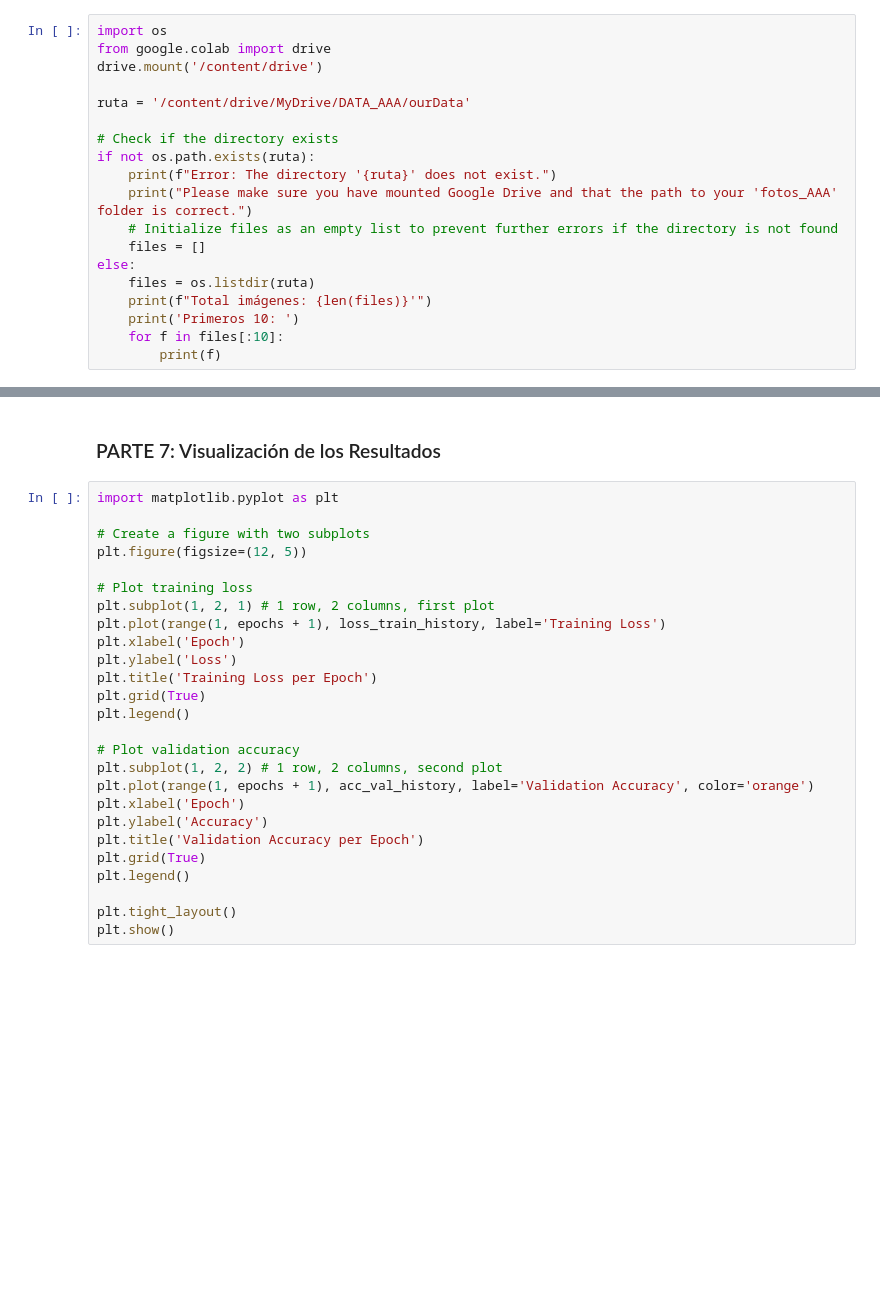
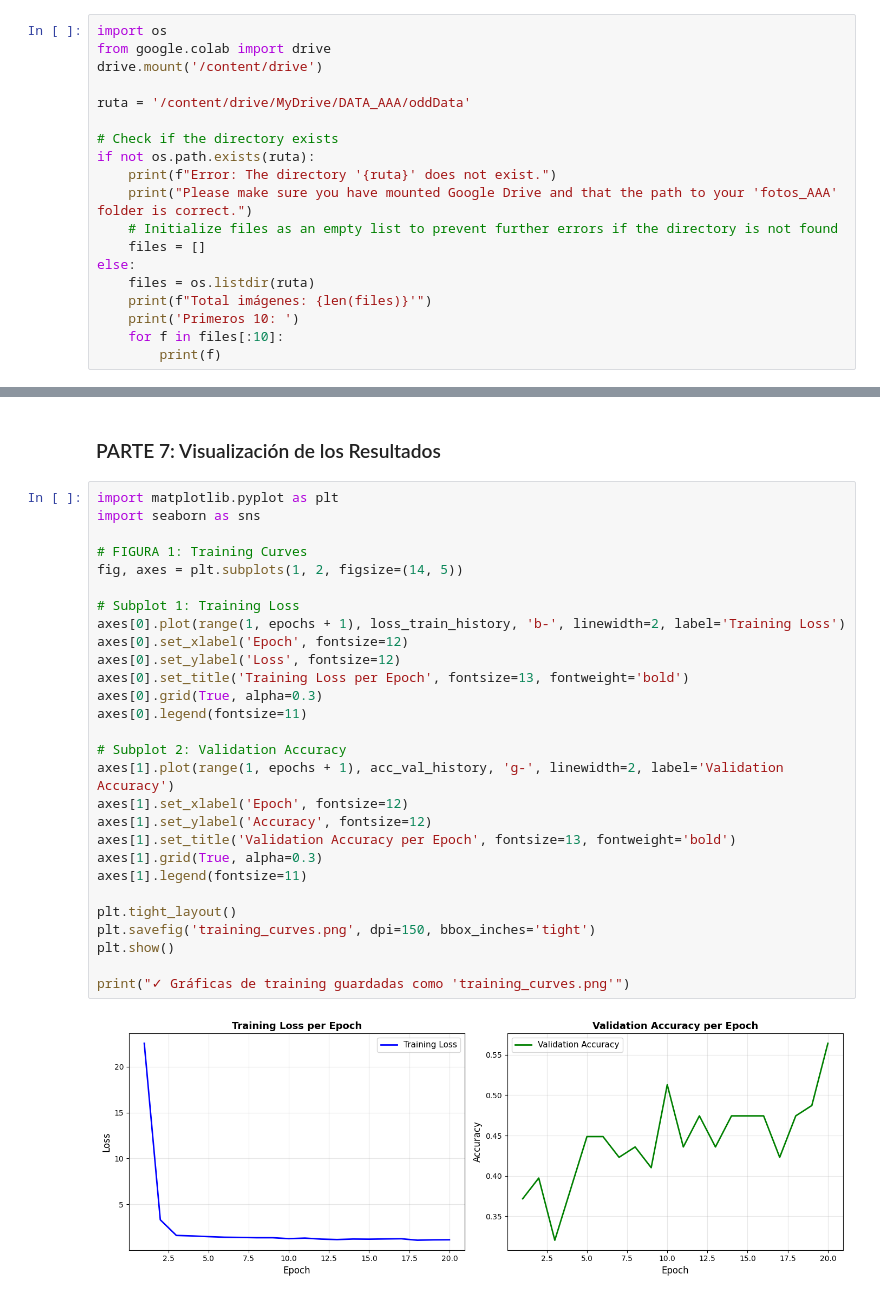
Before and after one commit to sofiaOrtegaRodriguez/trabajo_AAA, a Jupyter notebook: experiment1_oddData.ipynb, the cells around one changed output, grey strips where cells are left out. Saved outputs shown, nothing was run; the diff lists cells and outputs as text; blank space fills up the shorter version.

```diff
--- a/experiment1_oddData.ipynb
+++ b/experiment1_oddData.ipynb
@@ -27,7 +30,7 @@ import os
 from google.colab import drive
 drive.mount('/content/drive')
 
-ruta = '/content/drive/MyDrive/DATA_AAA/ourData'
+ruta = '/content/drive/MyDrive/DATA_AAA/oddData'
 
 # Check if the directory exists
 if not os.path.exists(ruta):
@@ -209,28 +340,32 @@ for epoch in range(epochs):
 # %% [markdown]
 ### PARTE 7: Visualización de los Resultados
-# %%
-import matplotlib.pyplot as plt
-
-# Create a figure with two subplots
-plt.figure(figsize=(12, 5))
-
-# Plot training loss
-plt.subplot(1, 2, 1) # 1 row, 2 columns, first plot
-plt.plot(range(1, epochs + 1), loss_train_history, label='Training Loss')
-plt.xlabel('Epoch')
-plt.ylabel('Loss')
-plt.title('Training Loss per Epoch')
-plt.grid(True)
-plt.legend()
-
-# Plot validation accuracy
-plt.subplot(1, 2, 2) # 1 row, 2 columns, second plot
-plt.plot(range(1, epochs + 1), acc_val_history, label='Validation Accuracy', color='orange')
-plt.xlabel('Epoch')
-plt.ylabel('Accuracy')
-plt.title('Validation Accuracy per Epoch')
-plt.grid(True)
-plt.legend()
-
-plt.tight_layout()
-plt.show()
+# %%
+import matplotlib.pyplot as plt
+import seaborn as sns
+
+# FIGURA 1: Training Curves
+fig, axes = plt.subplots(1, 2, figsize=(14, 5))
+
+# Subplot 1: Training Loss
+axes[0].plot(range(1, epochs + 1), loss_train_history, 'b-', linewidth=2, label='Training Loss')
+axes[0].set_xlabel('Epoch', fontsize=12)
+axes[0].set_ylabel('Loss', fontsize=12)
+axes[0].set_title('Training Loss per Epoch', fontsize=13, fontweight='bold')
+axes[0].grid(True, alpha=0.3)
+axes[0].legend(fontsize=11)
+
+# Subplot 2: Validation Accuracy
+axes[1].plot(range(1, epochs + 1), acc_val_history, 'g-', linewidth=2, label='Validation Accuracy')
+axes[1].set_xlabel('Epoch', fontsize=12)
+axes[1].set_ylabel('Accuracy', fontsize=12)
+axes[1].set_title('Validation Accuracy per Epoch', fontsize=13, fontweight='bold')
+axes[1].grid(True, alpha=0.3)
+axes[1].legend(fontsize=11)
+
+plt.tight_layout()
+plt.savefig('training_curves.png', dpi=150, bbox_inches='tight')
+plt.show()
+
+print("✓ Gráficas de training guardadas como 'training_curves.png'")
+# %% [output]
+[figure, added]
```
Also changed, not shown: parts of 11 cells of this notebook, 2 other files.
